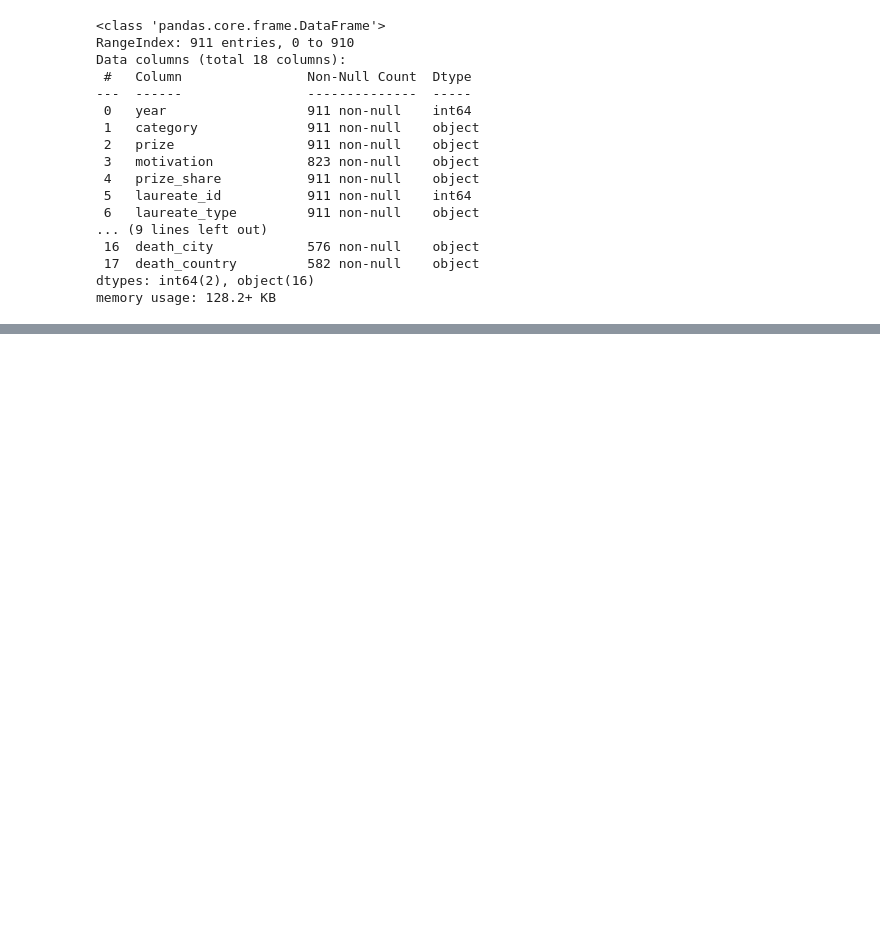
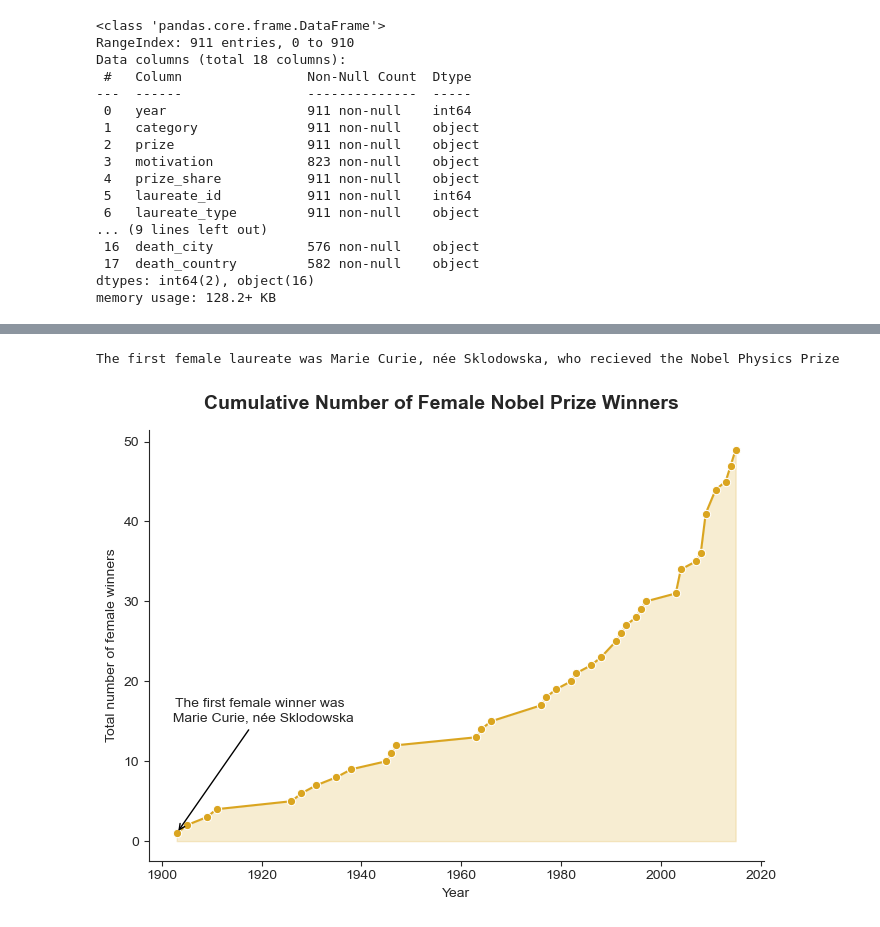
Before and after one commit to AI-0o0/Data-science-projects, a Jupyter notebook: Nobel Prize Analysis/Nobel Prize Analysis.ipynb, the cells around one changed output, grey strips where cells are left out. Saved outputs shown, nothing was run; the diff lists cells and outputs as text; code cells hidden in the pictures; blank space fills up the shorter version.

```diff
--- a/Nobel Prize Analysis/Nobel Prize Analysis.ipynb
+++ b/Nobel Prize Analysis/Nobel Prize Analysis.ipynb
@@ -101,0 +121,47 @@ dtype: int64
+# %%
+female_mask = nobel["sex"].str.lower() == "female"
+nobel_female = nobel[female_mask].sort_values(by = "year")
+
+if nobel_female.empty:
+    print("No female laureates found in the data.")
+else:
+    nobel_first_woman = nobel_female.iloc[0, :]
+
+    # Save their name and category
+    first_woman_name = nobel_first_woman["full_name"]
+    first_woman_category = nobel_first_woman["category"]
+    print(f"The first female laureate was {first_woman_name}, who recieved the Nobel {first_woman_category} Prize")
+
+    # Plot
+    nobel_women_cumsum = (nobel_female
+                          .groupby("year")
+                          .size()
+                          .cumsum()
+                          .reset_index(name = "Cumulative"))
+
+    g = sns.relplot(data = nobel_women_cumsum, x = "year", y = "Cumulative",
+                    kind = "line", marker = "o", color = "goldenrod",
+                    aspect = 1.4)
+    g.fig.suptitle("Cumulative Number of Female Nobel Prize Winners",
+                   fontsize = 14, fontweight = "bold",
+                   y = 1.04)
+    g.set_axis_labels("Year", "Total number of female winners")
+
+
+    ax = g.ax
+    # add shading under the line
+    ax.fill_between(
+        x = nobel_women_cumsum["year"],
+        y1 = nobel_women_cumsum["Cumulative"],
+        y2 = 0,
+        color = "goldenrod",
+        alpha = 0.2)
+    # annotate first female winner
+    ax.annotate(f"The first female winner was \n {first_woman_name}",
+                xy = (nobel_first_woman["year"], 1),
+                xytext = (1920, 15),
+                arrowprops = {"arrowstyle": "->", "color": "k"},
+                fontsize = 10, ha = "center");
+# %% [output]
+The first female laureate was Marie Curie, née Sklodowska, who recieved the Nobel Physics Prize
+[figure, added]
```
Also changed, not shown: parts of 6 cells of this notebook, 5 other files.
